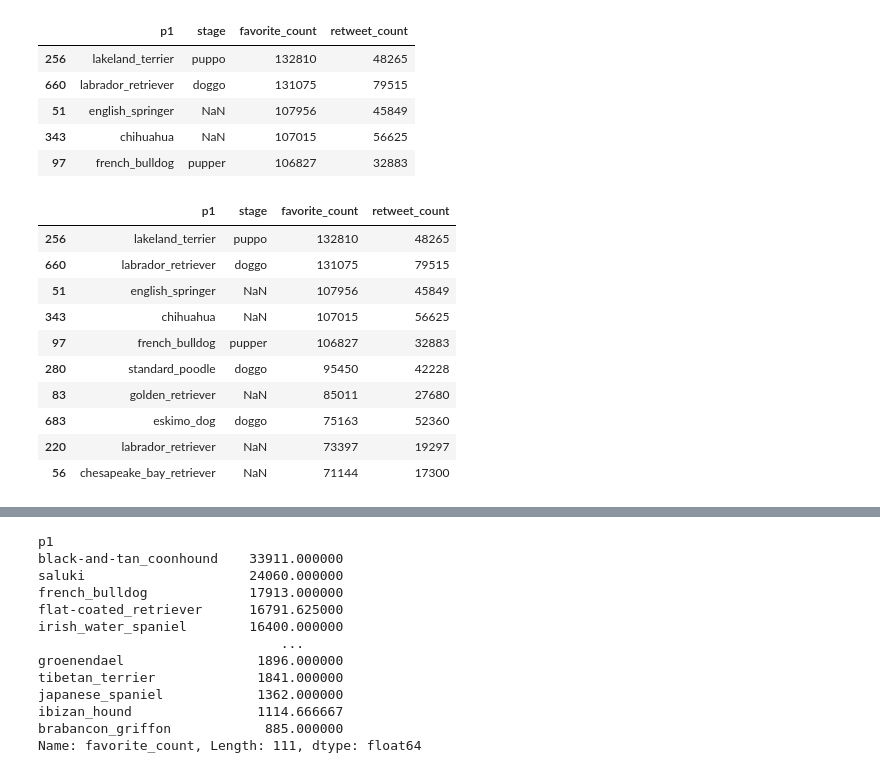
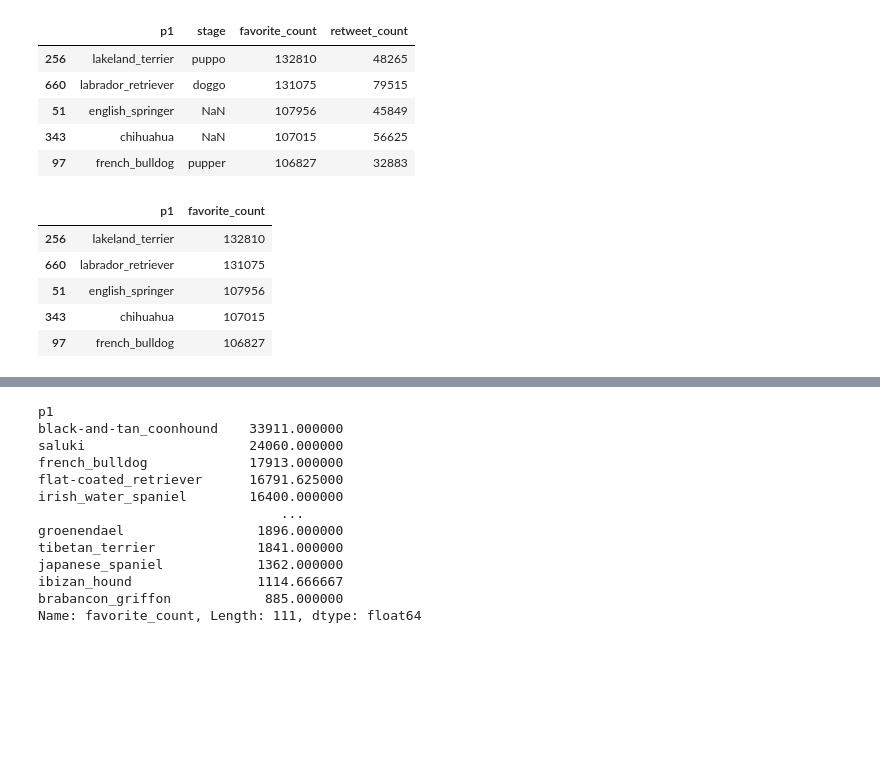
Before and after one commit to preaa/DataWrangling, a Jupyter notebook: Wrangle_act.ipynb, the cells around one changed output, grey strips where cells are left out. Drawn from its saved outputs; the diff is of its cells as text; code cells hidden in the pictures; blank space fills up the shorter version.

```diff
--- a/Wrangle_act.ipynb
+++ b/Wrangle_act.ipynb
@@ -809,18 +812,13 @@ df_large[['p1', 'stage', 'favorite_count', 'retweet_count']]
 | 343 | chihuahua | NaN | 107015 | 56625 |
 | 97 | french_bulldog | pupper | 106827 | 32883 |
 # %%
-df_fav = df_wrd[['p1', 'stage', 'favorite_count', 'retweet_count']].sort_values(by=['favorite_count'], ascending=False)
+df_fav = df_wrd[['p1', 'favorite_count']].sort_values(by=['favorite_count'], ascending=False).head(5)
 
-df_fav.head(10)
+df_fav
 # %% [output]
-|  | p1 | stage | favorite_count | retweet_count |
-| 256 | lakeland_terrier | puppo | 132810 | 48265 |
-| 660 | labrador_retriever | doggo | 131075 | 79515 |
-| 51 | english_springer | NaN | 107956 | 45849 |
-| 343 | chihuahua | NaN | 107015 | 56625 |
-| 97 | french_bulldog | pupper | 106827 | 32883 |
-| 280 | standard_poodle | doggo | 95450 | 42228 |
-| 83 | golden_retriever | NaN | 85011 | 27680 |
-| 683 | eskimo_dog | doggo | 75163 | 52360 |
-| 220 | labrador_retriever | NaN | 73397 | 19297 |
-| 56 | chesapeake_bay_retriever | NaN | 71144 | 17300 |
+|  | p1 | favorite_count |
+| 256 | lakeland_terrier | 132810 |
+| 660 | labrador_retriever | 131075 |
+| 51 | english_springer | 107956 |
+| 343 | chihuahua | 107015 |
+| 97 | french_bulldog | 106827 |
```
Also changed, not shown: parts of 41 cells of this notebook, 3 other files.
